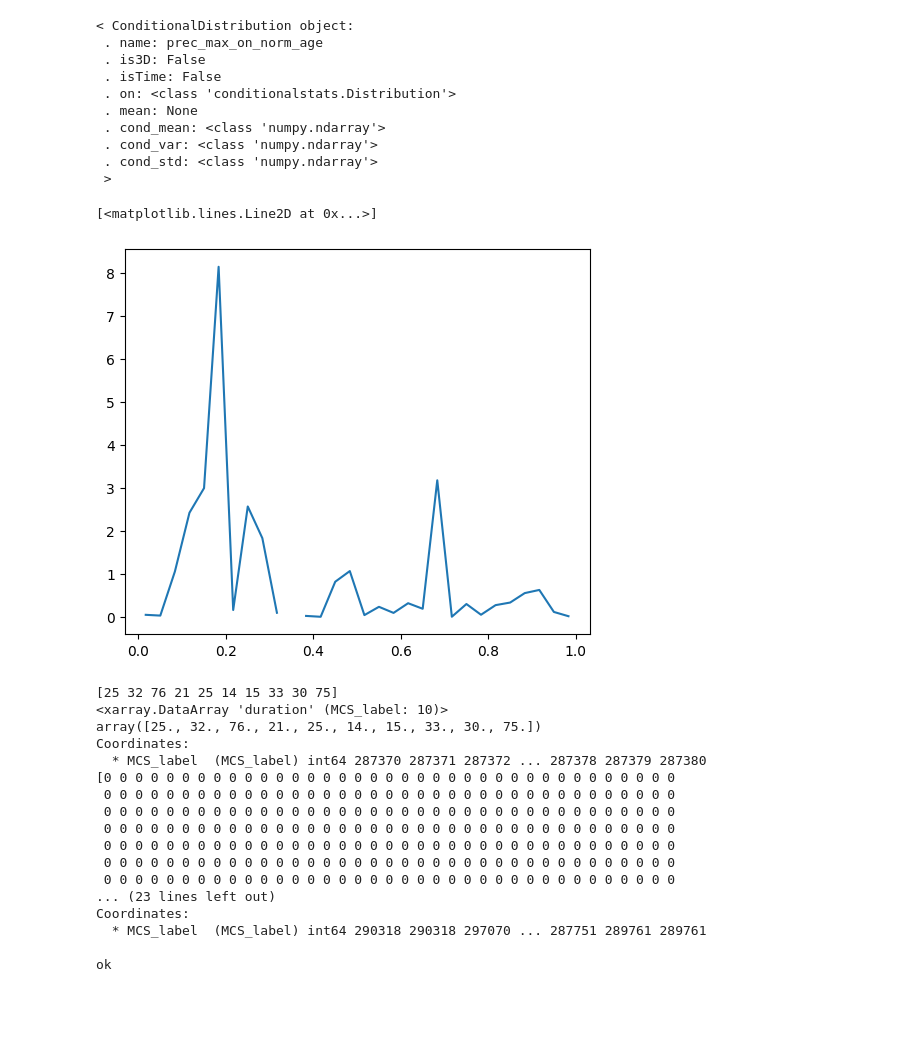
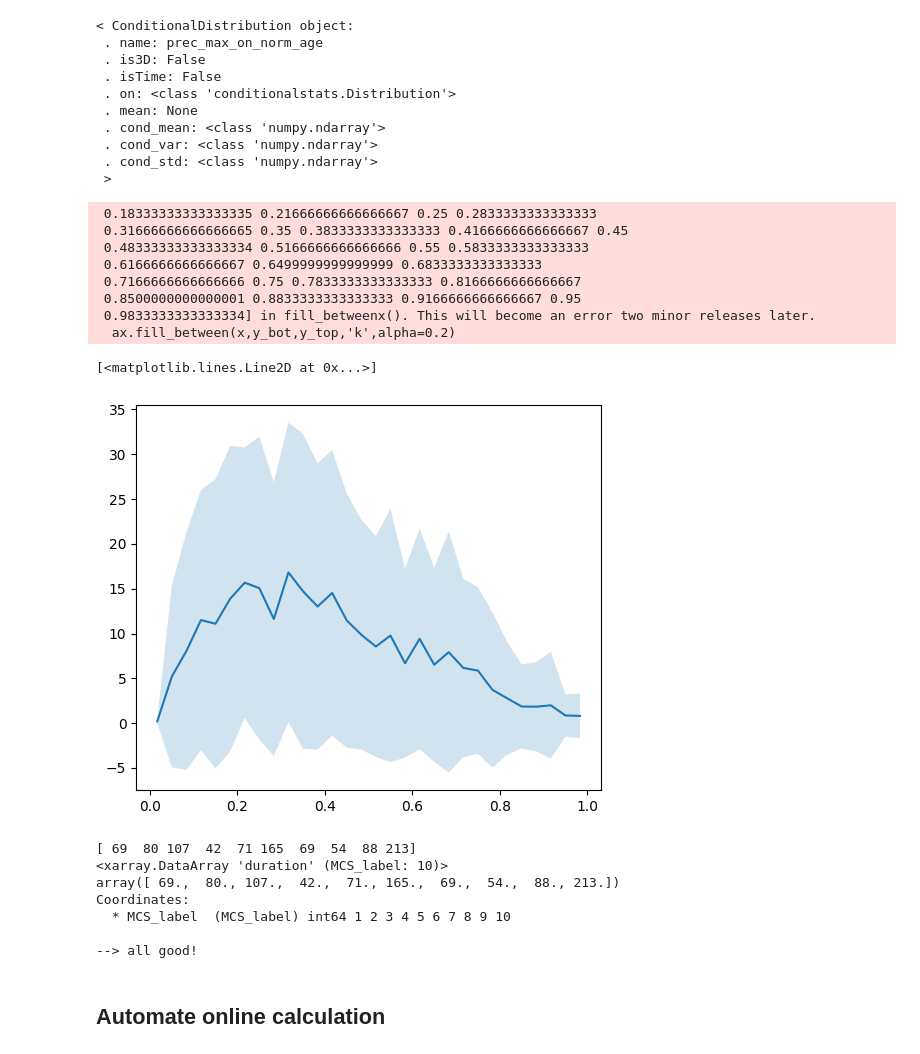
Before and after one commit to bfildier/explore-multiscale-extremes, a Jupyter notebook: scripts/explore_lifecycle_mapping_lagrangian.ipynb, the cells around one changed output. Drawn from its saved outputs; the diff is of its cells as text; code cells hidden in the pictures; blank space fills up the shorter version.

Commit message:
code for EGU plots

```diff
--- a/scripts/explore_lifecycle_mapping_lagrangian.ipynb
+++ b/scripts/explore_lifecycle_mapping_lagrangian.ipynb
@@ -1877,13 +1922,26 @@ cdist_precmax_on_normage
 # %%
 # prec_max conditioned on norm_age
 
 fig,ax = plt.subplots(figsize=(6,5))
 
 x = dist_normage_lin.percentiles
 y = cdist_precmax_on_normage.cond_mean
 
+dy = cdist_precmax_on_normage.cond_std
 
+y_top = y + dy
+y_bot = y - dy
+
+ax.fill_between(x,y_bot,y_top,'k',alpha=0.2)
 ax.plot(x,y)
 # %% [output]
-[<matplotlib.lines.Line2D at 0x...>]
+ 0.18333333333333335 0.21666666666666667 0.25 0.2833333333333333
+ 0.31666666666666665 0.35 0.3833333333333333 0.4166666666666667 0.45
+ 0.48333333333333334 0.5166666666666666 0.55 0.5833333333333333
+ 0.6166666666666667 0.6499999999999999 0.6833333333333333
+ 0.7166666666666666 0.75 0.7833333333333333 0.8166666666666667
+ 0.8500000000000001 0.8833333333333333 0.9166666666666667 0.95
+ 0.9833333333333334] in fill_betweenx(). This will become an error two minor releases later.
+  ax.fill_between(x,y_bot,y_top,'k',alpha=0.2)
+[<matplotlib.lines.Line2D at 0x...>]
-[figure, old version]
+[figure, new version]
@@ -1890,35 +1953,31 @@ ax.plot(x,y)
 # %%
 #-- Sanity check (1. --#
 #
-# check all MCS 'age' length is equation to their stored duration
+# check all MCS 'age' length is equal to their stored duration
 #
 
 n_ages_MCS = np.array([np.sum(~np.isnan(lcm_data.area),axis=1)])[0]
 print(n_ages_MCS[:10])
 print(lcm_data.duration[:10]*2)
-diff_durations = np.where(n_ages_MCS != lcm_data.duration*2)
-print(n_ages_MCS[diff_durations])
-print(lcm_data.duration[diff_durations]*2)
+diff_durations = np.where(n_ages_MCS != lcm_data.duration*2)[0]
 print()
-print('ok')
+if len(diff_durations) == 0:
+    print('--> all good!')
+else:
+    print(n_ages_MCS[diff_durations])
+    print(lcm_data.duration[diff_durations]*2)
+
+
 
 #
 #----------------------#
 # %% [output]
-[25 32 76 21 25 14 15 33 30 75]
+[ 69  80 107  42  71 165  69  54  88 213]
 <xarray.DataArray 'duration' (MCS_label: 10)>
-array([25., 32., 76., 21., 25., 14., 15., 33., 30., 75.])
+array([ 69.,  80., 107.,  42.,  71., 165.,  69.,  54.,  88., 213.])
 Coordinates:
-  * MCS_label  (MCS_label) int64 287370 287371 287372 ... 287378 287379 287380
-[0 0 0 0 0 0 0 0 0 0 0 0 0 0 0 0 0 0 0 0 0 0 0 0 0 0 0 0 0 0 0 0 0 0 0 0 0
- 0 0 0 0 0 0 0 0 0 0 0 0 0 0 0 0 0 0 0 0 0 0 0 0 0 0 0 0 0 0 0 0 0 0 0 0 0
- 0 0 0 0 0 0 0 0 0 0 0 0 0 0 0 0 0 0 0 0 0 0 0 0 0 0 0 0 0 0 0 0 0 0 0 0 0
- 0 0 0 0 0 0 0 0 0 0 0 0 0 0 0 0 0 0 0 0 0 0 0 0 0 0 0 0 0 0 0 0 0 0 0 0 0
- 0 0 0 0 0 0 0 0 0 0 0 0 0 0 0 0 0 0 0 0 0 0 0 0 0 0 0 0 0 0 0 0 0 0 0 0 0
- 0 0 0 0 0 0 0 0 0 0 0 0 0 0 0 0 0 0 0 0 0 0 0 0 0 0 0 0 0 0 0 0 0 0 0 0 0
- 0 0 0 0 0 0 0 0 0 0 0 0 0 0 0 0 0 0 0 0 0 0 0 0 0 0 0 0 0 0 0 0 0 0 0 0 0
-... (23 lines left out)
-Coordinates:
-  * MCS_label  (MCS_label) int64 290318 290318 297070 ... 287751 289761 289761
+  * MCS_label  (MCS_label) int64 1 2 3 4 5 6 7 8 9 10
 
-ok
+--> all good!
+# %% [markdown]
+## Automate online calculation
```
Also changed, not shown: parts of 18 cells of this notebook, 7 other files.
